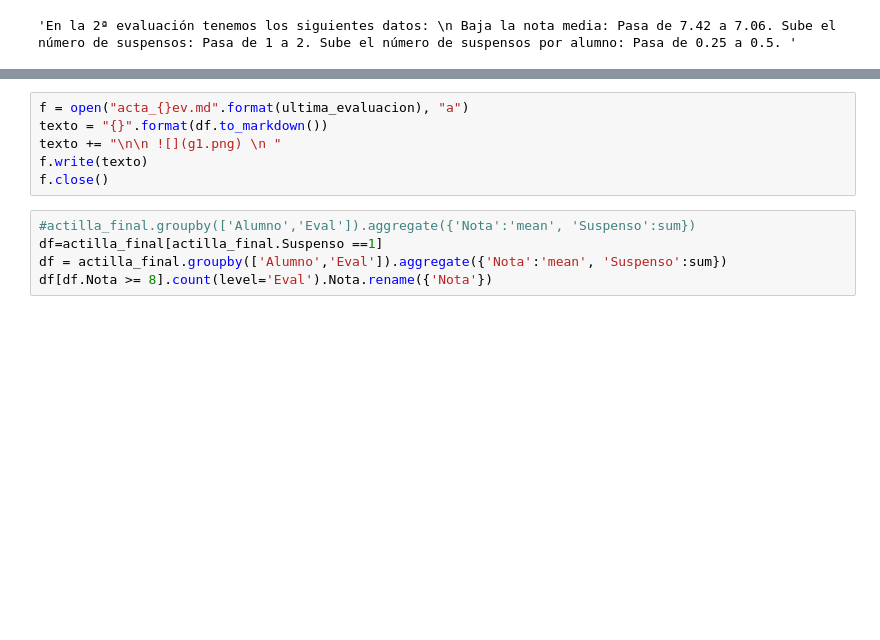
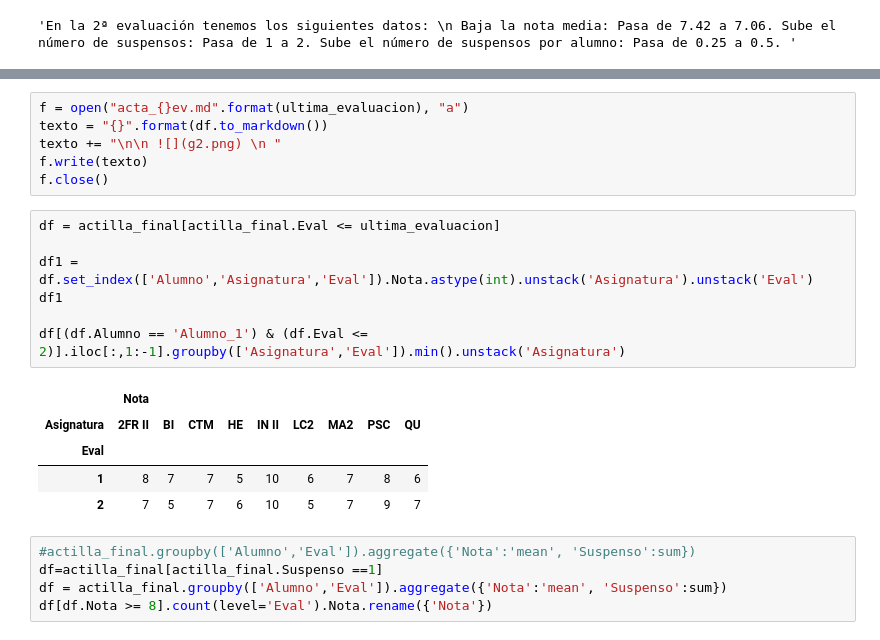
Before and after one commit to crdguez/mat4ac, a Jupyter notebook: notebooks/est_evaluacion_2021.ipynb, the cells around one changed output, grey strips where cells are left out. Cells and saved outputs as stored; diff of their text form; blank space fills up the shorter version.

```diff
--- a/notebooks/est_evaluacion_2021.ipynb
+++ b/notebooks/est_evaluacion_2021.ipynb
@@ -301,9 +313,22 @@ g1.get_figure().savefig('g1.png')
 # %%
 f = open("acta_{}ev.md".format(ultima_evaluacion), "a")
 texto = "{}".format(df.to_markdown())
-texto += "\n\n ![](g1.png) \n "
+texto += "\n\n ![](g2.png) \n "
 f.write(texto)
 f.close()
+# %%
+df = actilla_final[actilla_final.Eval <= ultima_evaluacion]
+
+df1 = df.set_index(['Alumno','Asignatura','Eval']).Nota.astype(int).unstack('Asignatura').unstack('Eval')
+df1
+
+df[(df.Alumno == 'Alumno_1') & (df.Eval <= 2)].iloc[:,1:-1].groupby(['Asignatura','Eval']).min().unstack('Asignatura')
+# %% [output]
+|  | Nota |  |  |  |  |  |  |  |  |
+| Asignatura | 2FR II | BI | CTM | HE | IN II | LC2 | MA2 | PSC | QU |
+| Eval |  |  |  |  |  |  |  |  |  |
+| 1 | 8 | 7 | 7 | 5 | 10 | 6 | 7 | 8 | 6 |
+| 2 | 7 | 5 | 7 | 6 | 10 | 5 | 7 | 9 | 7 |
 # %%
 #actilla_final.groupby(['Alumno','Eval']).aggregate({'Nota':'mean', 'Suspenso':sum})
 df=actilla_final[actilla_final.Suspenso ==1]
```
Also changed, not shown: parts of 6 cells of this notebook, 1 other file.
